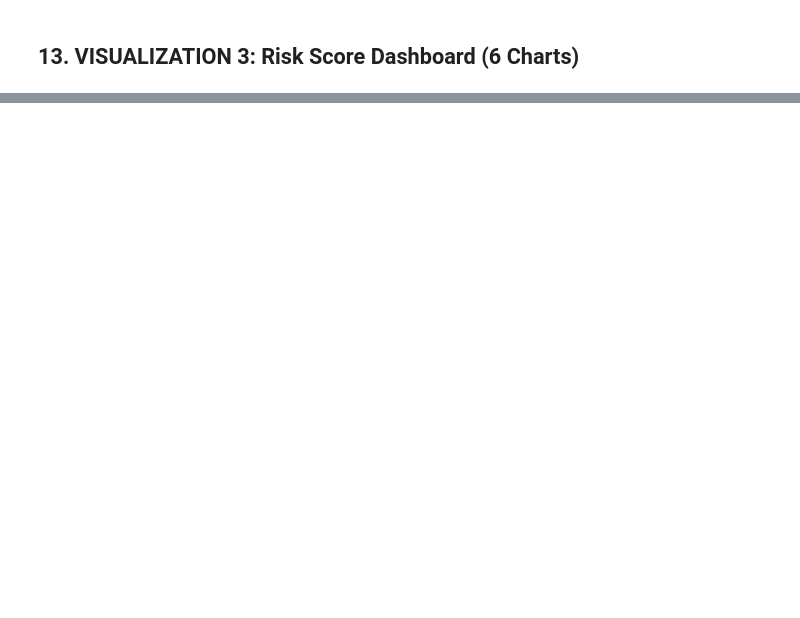
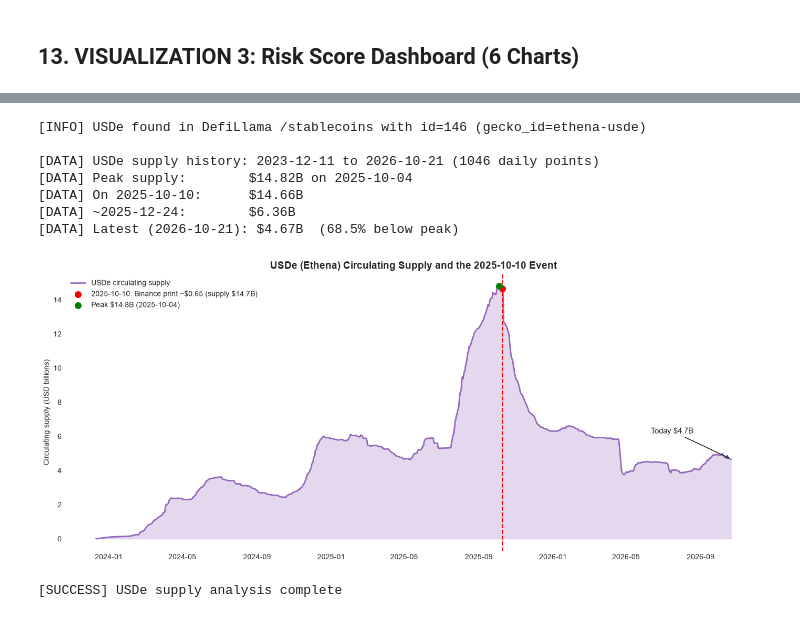
Before and after one commit to mselser95/QUANt, a Jupyter notebook: modulo-1/clase_2/Clase_2a_Stablecoin_Risk_Analysis.ipynb, the cells around one changed output, grey strips where cells are left out. Cells and saved outputs as stored; diff of their text form; code cells hidden in the pictures; blank space fills up the shorter version.

```diff
--- a/modulo-1/clase_2/Clase_2a_Stablecoin_Risk_Analysis.ipynb
+++ b/modulo-1/clase_2/Clase_2a_Stablecoin_Risk_Analysis.ipynb
@@ -1155,0 +1254,68 @@ print("\n[VISUALIZATION 3] Risk score dashboard complete!")
+# %%
+# 14a. USDe circulating supply history (DefiLlama /stablecoin/{id})
+USDE_SUPPLY_OK = False
+USDE_SUMMARY = None
+USDE_EVENT = pd.Timestamp('2025-10-10')   # Binance-only USDe print (fact from class slides)
+usde_supply = pd.Series(dtype=float)
+
+try:
+    usde_asset = next((a for a in LLAMA_ASSETS if a.get('symbol') == 'USDe' and a.get('pegType') == 'peggedUSD'), None)
+except NameError:
+    usde_asset = None
+    print("[WARNING] Stablecoin list not loaded earlier - USDe section skipped")
+
+if usde_asset is not None:
+    usde_id = usde_asset['id']
+    print(f"[INFO] USDe found in DefiLlama /stablecoins with id={usde_id} (gecko_id={usde_asset.get('gecko_id')})")
+    usde_detail = fetch_llama_detail(usde_id)
+    if usde_detail and usde_detail.get('tokens'):
+        rows = [(pd.to_datetime(t['date'], unit='s'), (t.get('circulating') or {}).get('peggedUSD'))
+                for t in usde_detail['tokens']]
+        usde_supply = pd.Series(dict(rows), dtype=float).dropna().sort_index()
+        usde_supply = usde_supply[usde_supply > 0]
+        USDE_SUPPLY_OK = not usde_supply.empty
+    else:
+        print("[ERROR] Could not fetch USDe supply history - supply analysis skipped")
+elif 'usde_asset' in globals():
+    print("[WARNING] USDe not found in the DefiLlama stablecoin list - section skipped")
+
+if USDE_SUPPLY_OK:
+    peak_date, peak_val = usde_supply.idxmax(), usde_supply.max()
+    today_date, today_val = usde_supply.index[-1], usde_supply.iloc[-1]
+    on_event = usde_supply[:USDE_EVENT].iloc[-1]
+    after = usde_supply[usde_supply.index >= pd.Timestamp('2025-12-24')]
+    late_dec = after.iloc[0] if not after.empty else np.nan
+    USDE_SUMMARY = dict(peak_date=peak_date, peak=peak_val, today=today_val, today_date=today_date,
+                        drawdown=(1 - today_val / peak_val) * 100)
+    print(f"\n[DATA] USDe supply history: {usde_supply.index[0].date()} to {today_date.date()} ({len(usde_supply)} daily points)")
+    print(f"[DATA] Peak supply:        ${peak_val/1e9:.2f}B on {peak_date.date()}")
+    print(f"[DATA] On 2025-10-10:      ${on_event/1e9:.2f}B")
+    print(f"[DATA] ~2025-12-24:        ${late_dec/1e9:.2f}B")
+    print(f"[DATA] Latest ({today_date.date()}): ${today_val/1e9:.2f}B  ({USDE_SUMMARY['drawdown']:.1f}% below peak)")
+
+    fig, ax = plt.subplots(figsize=(14, 6))
+    ax.fill_between(usde_supply.index, usde_supply / 1e9, alpha=0.25, color='tab:purple')
+    ax.plot(usde_supply.index, usde_supply / 1e9, color='tab:purple', lw=2, label='USDe circulating supply')
+    ax.axvline(USDE_EVENT, color='red', ls='--', lw=1.5)
+    ax.scatter([USDE_EVENT], [on_event / 1e9], color='red', zorder=5, s=70,
+               label=f'2025-10-10: Binance print ~\$0.65 (supply \${on_event/1e9:.1f}B)')
+    ax.scatter([peak_date], [peak_val / 1e9], color='green', zorder=5, s=70,
+               label=f'Peak \${peak_val/1e9:.1f}B ({peak_date.date()})')
+    ax.annotate(f'Today \${today_val/1e9:.1f}B', xy=(today_date, today_val / 1e9),
+                xytext=(-110, 35), textcoords='offset points', arrowprops=dict(arrowstyle='->'), fontsize=11)
+    ax.set_ylabel('Circulating supply (USD billions)')
+    ax.set_title('**USDe (Ethena) Circulating Supply and the 2025-10-10 Event**'.replace('**', ''), fontweight='bold', fontsize=14)
+    ax.legend(loc='upper left')
+    plt.tight_layout()
+    plt.show()
+    print("[SUCCESS] USDe supply analysis complete")
+# %% [output]
+[INFO] USDe found in DefiLlama /stablecoins with id=146 (gecko_id=ethena-usde)
+
+[DATA] USDe supply history: 2023-12-11 to 2026-10-21 (1046 daily points)
+[DATA] Peak supply:        $14.82B on 2025-10-04
+[DATA] On 2025-10-10:      $14.66B
+[DATA] ~2025-12-24:        $6.36B
+[DATA] Latest (2026-10-21): $4.67B  (68.5% below peak)
+[figure, added]
+[SUCCESS] USDe supply analysis complete
```
Also changed, not shown: parts of 23 cells of this notebook, 4 other files.
